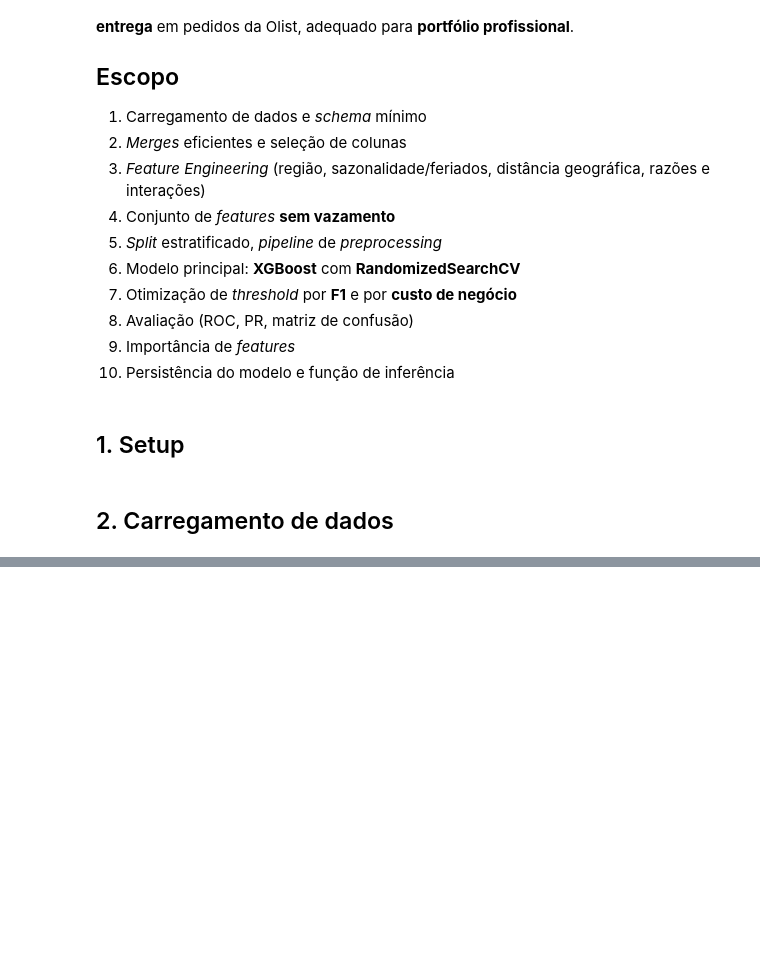
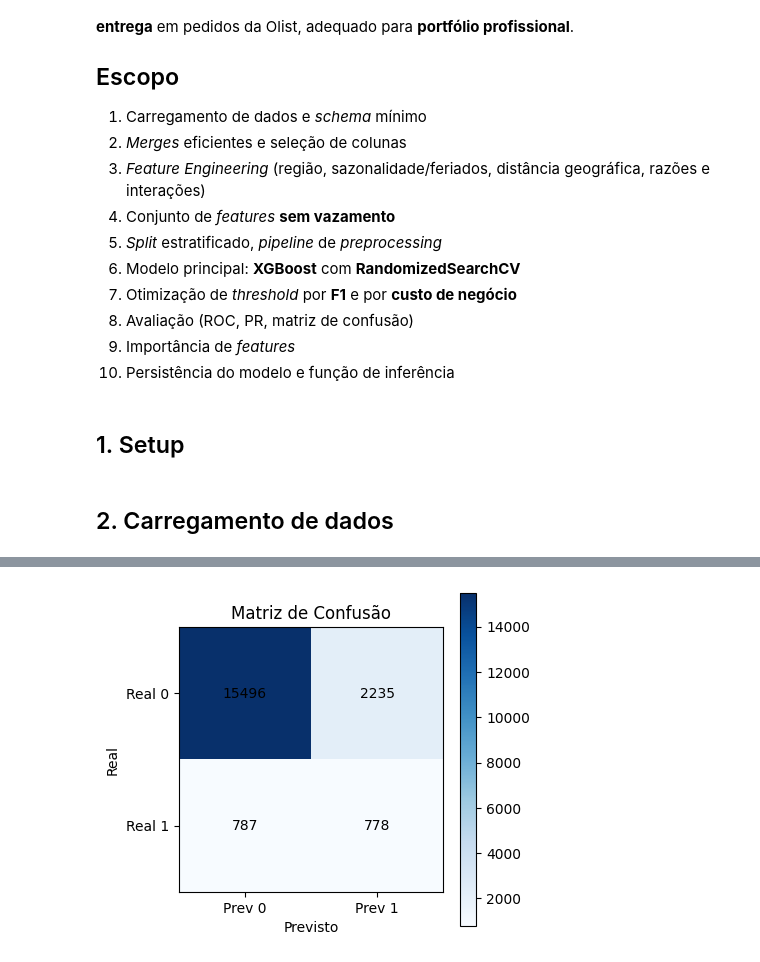
Before and after one commit to olavodd42/delay_forecast_olist, a Jupyter notebook: olist_delay.ipynb, the cells around one changed output, grey strips where cells are left out. Cells and saved outputs as stored; diff of their text form; code cells hidden in the pictures; blank space fills up the shorter version.

```diff
--- a/olist_delay.ipynb
+++ b/olist_delay.ipynb
@@ -2100,0 +311,29 @@ plt.xlabel('Recall'); plt.ylabel('Precision'); plt.title('Precision-Recall - XGB
+# %%
+from sklearn.compose import ColumnTransformer, make_column_selector as selector
+
+numeric_selector = selector(dtype_include=np.number)
+categorical_selector = selector(dtype_exclude=np.number)
+
+X_train, X_test, y_train, y_test = train_test_split(
+    X, y, test_size=0.20, random_state=SEED, stratify=y
+)
+
+# Pipelines de pré-processamento
+num_tf = Pipeline(steps=[
+    ('imp', SimpleImputer(strategy='median')),
+    ('scaler', StandardScaler(with_mean=False))
+])
+
+cat_tf = Pipeline(steps=[
+    ('imp', SimpleImputer(strategy='most_frequent')),
+    ('ohe', OneHotEncoder(handle_unknown='ignore'))
+])
+
+pre = ColumnTransformer(
+    transformers=[
+        ('num', num_tf, numeric_selector),
+        ('cat', cat_tf, categorical_selector),
+    ],
+    remainder='drop',
+    verbose_feature_names_out=False
+)
@@ -2100,0 +501,13 @@ plt.xlabel('Recall'); plt.ylabel('Precision'); plt.title('Precision-Recall - XGB
+# %%
+y_prob = best_xgb.predict_proba(X_test)[:, 1]
+
+thr_f1, p_best, r_best, f1_best = best_threshold_by_f1(y_test, y_prob)
+print(f"[F1] threshold={thr_f1:.3f} | Precision={p_best:.3f} | Recall={r_best:.3f} | F1={f1_best:.3f}")
+print("ROC-AUC:", roc_auc_score(y_test, y_prob))
+print("PR-AUC :", average_precision_score(y_test, y_prob))
+
+y_pred_f1 = (y_prob >= thr_f1).astype(int)
+print(classification_report(y_test, y_pred_f1, digits=3))
+
+thr_cost, min_cost = threshold_by_cost(y_test, y_prob, cost_fp=1.0, cost_fn=5.0)  # <- y_prob correto
+print(f"[CUSTO] threshold={thr_cost:.3f} | custo mínimo={min_cost:.2f}")
@@ -2100,0 +528,5 @@ plt.xlabel('Recall'); plt.ylabel('Precision'); plt.title('Precision-Recall - XGB
+# %%
+cm = confusion_matrix(y_test, y_pred_f1)
+plot_confusion(cm)
+# %% [output]
+[figure, added]
```
Also changed, not shown: parts of 138 cells of this notebook, 2 other files.
